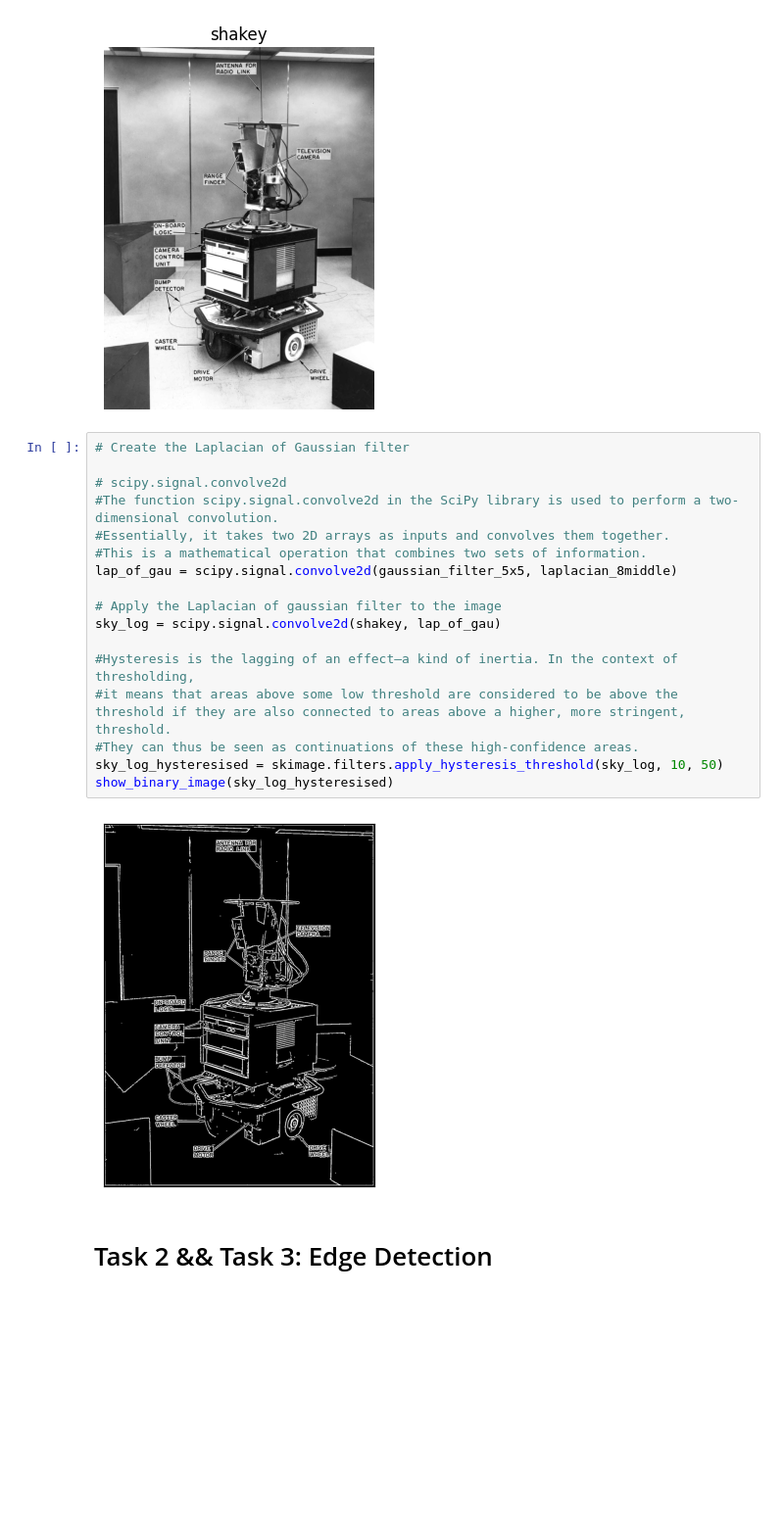
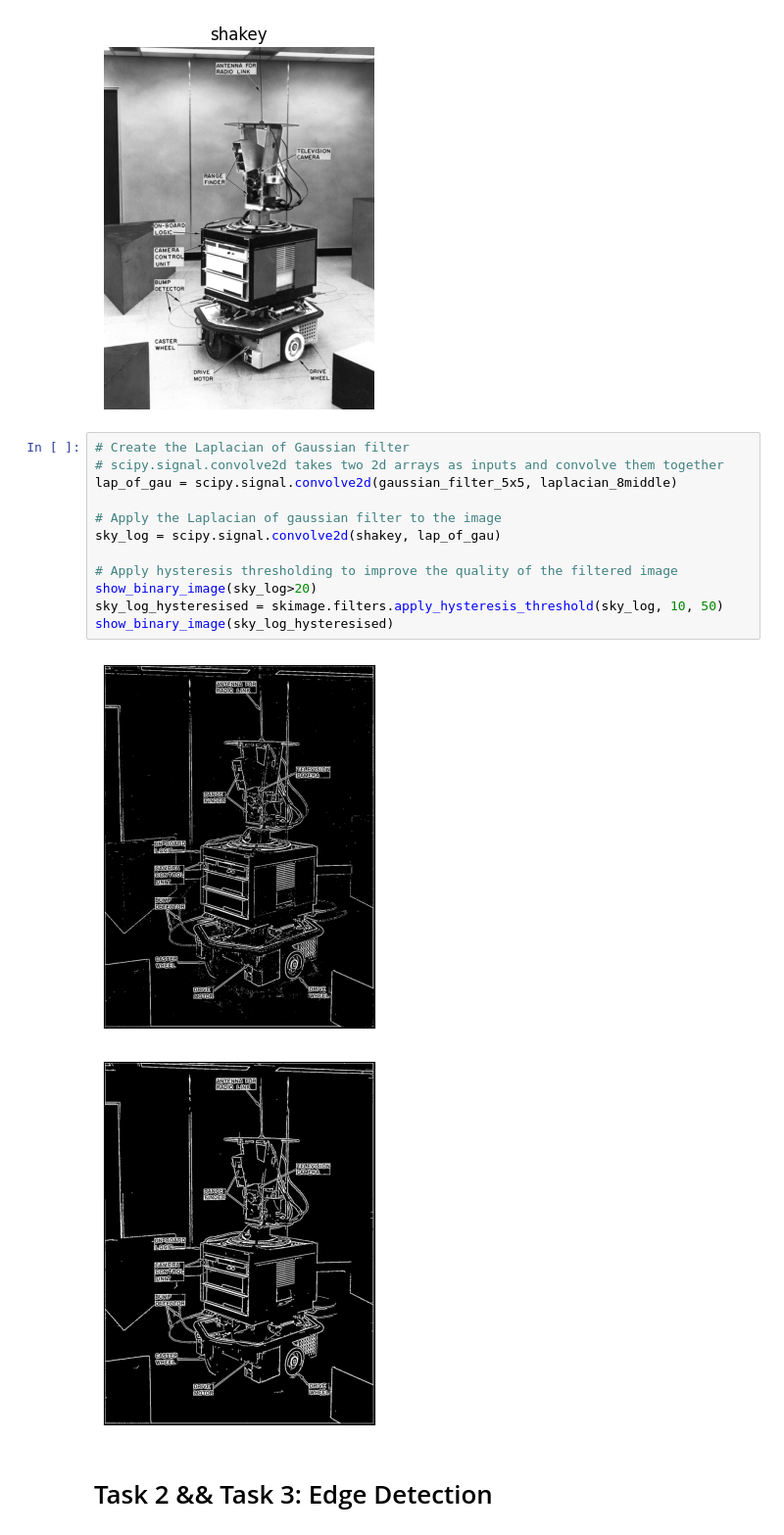
Before and after one commit to variable-21/ComputerVisionLabs, a Jupyter notebook: assi.ipynb, the cells around one changed output. Shown at 98% size. Cells and saved outputs as stored; diff of their text form; blank space fills up the shorter version.

```diff
--- a/assi.ipynb
+++ b/assi.ipynb
@@ -155,23 +155,19 @@ plt.show()
 [figure]
 # %%
 # Create the Laplacian of Gaussian filter
-
-# scipy.signal.convolve2d
-#The function scipy.signal.convolve2d in the SciPy library is used to perform a two-dimensional convolution.
-#Essentially, it takes two 2D arrays as inputs and convolves them together.
-#This is a mathematical operation that combines two sets of information.
+# scipy.signal.convolve2d takes two 2d arrays as inputs and convolve them together
 lap_of_gau = scipy.signal.convolve2d(gaussian_filter_5x5, laplacian_8middle)
 
 # Apply the Laplacian of gaussian filter to the image
 sky_log = scipy.signal.convolve2d(shakey, lap_of_gau)
 
-#Hysteresis is the lagging of an effect—a kind of inertia. In the context of thresholding,
-#it means that areas above some low threshold are considered to be above the threshold if they are also connected to areas above a higher, more stringent, threshold.
-#They can thus be seen as continuations of these high-confidence areas.
+# Apply hysteresis thresholding to improve the quality of the filtered image
+show_binary_image(sky_log>20)
 sky_log_hysteresised = skimage.filters.apply_hysteresis_threshold(sky_log, 10, 50)
 show_binary_image(sky_log_hysteresised)
 # %% [output]
-[figure, old version]
+[figure, new version]
+[figure, added]
 # %% [markdown]
 # Task 2 && Task 3: Edge Detection
 # %%
```
Also changed, not shown: parts of 17 cells of this notebook, 1 other file.
